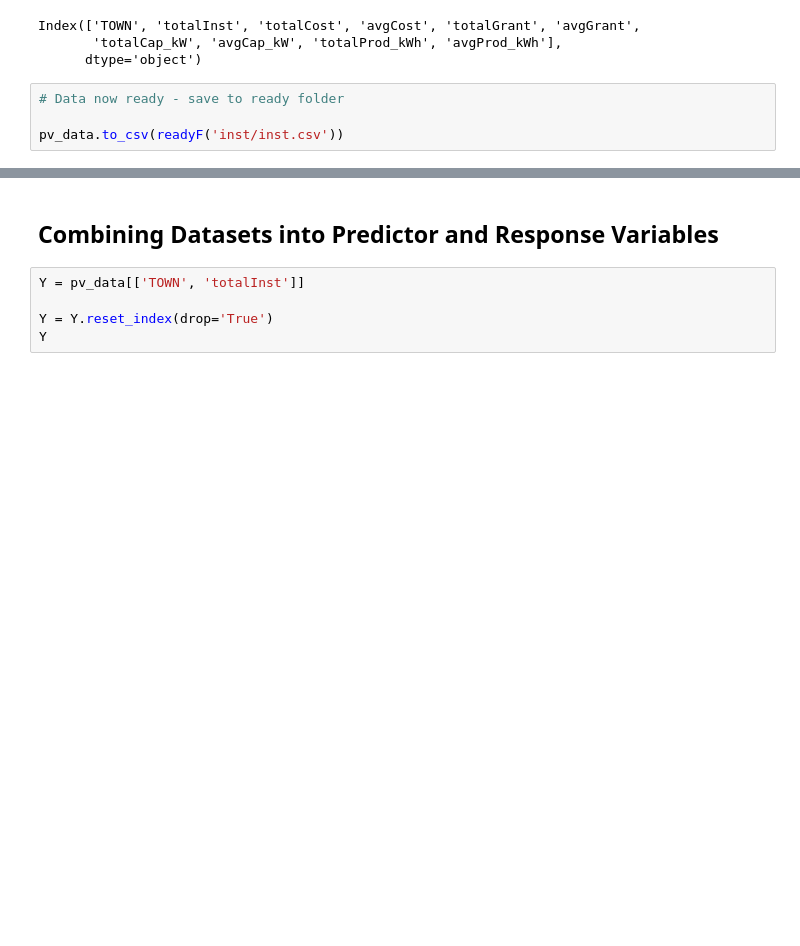
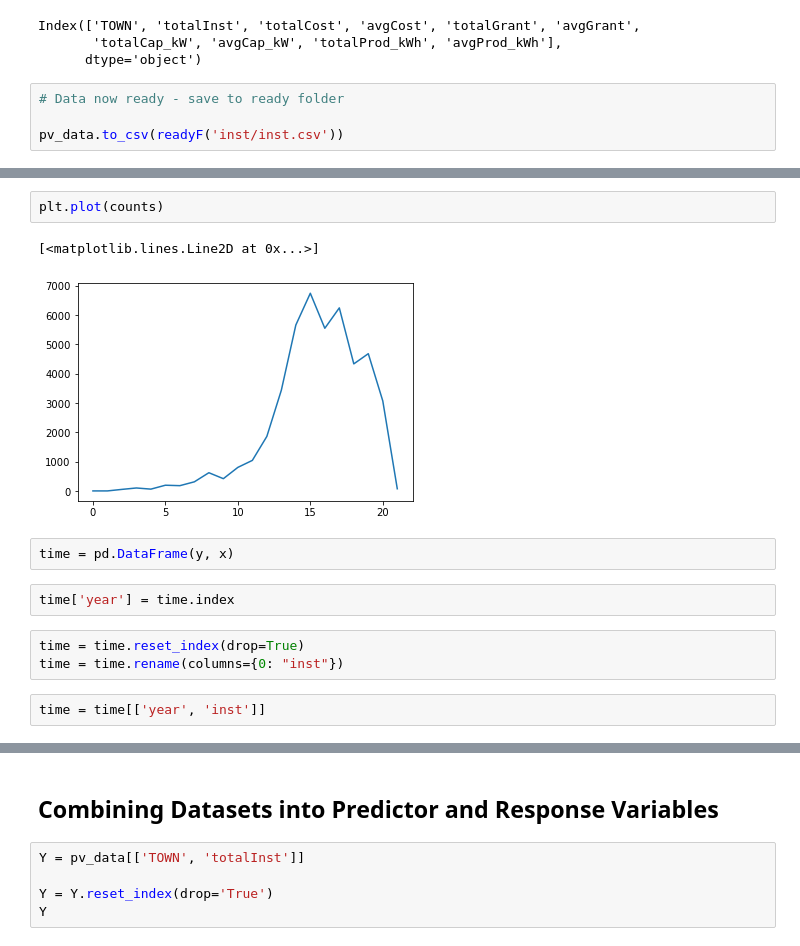
Before and after one commit to ghostpress/ee509-project, a Jupyter notebook: code/processing/dataProcNotebook.ipynb, the cells around one changed output, grey strips where cells are left out. Drawn from its saved outputs; the diff is of its cells as text; blank space fills up the shorter version.

Commit message:
Created time-series data from PV data

```diff
--- a/code/processing/dataProcNotebook.ipynb
+++ b/code/processing/dataProcNotebook.ipynb
@@ -797,0 +866,14 @@ pv_data.to_csv(readyF('inst/inst.csv'))
+# %%
+plt.plot(counts)
+# %% [output]
+[<matplotlib.lines.Line2D at 0x...>]
+[figure, added]
+# %%
+time = pd.DataFrame(y, x)
+# %%
+time['year'] = time.index
+# %%
+time = time.reset_index(drop=True)
+time = time.rename(columns={0: "inst"})
+# %%
+time = time[['year', 'inst']]
```
Also changed, not shown: parts of 14 cells of this notebook.
